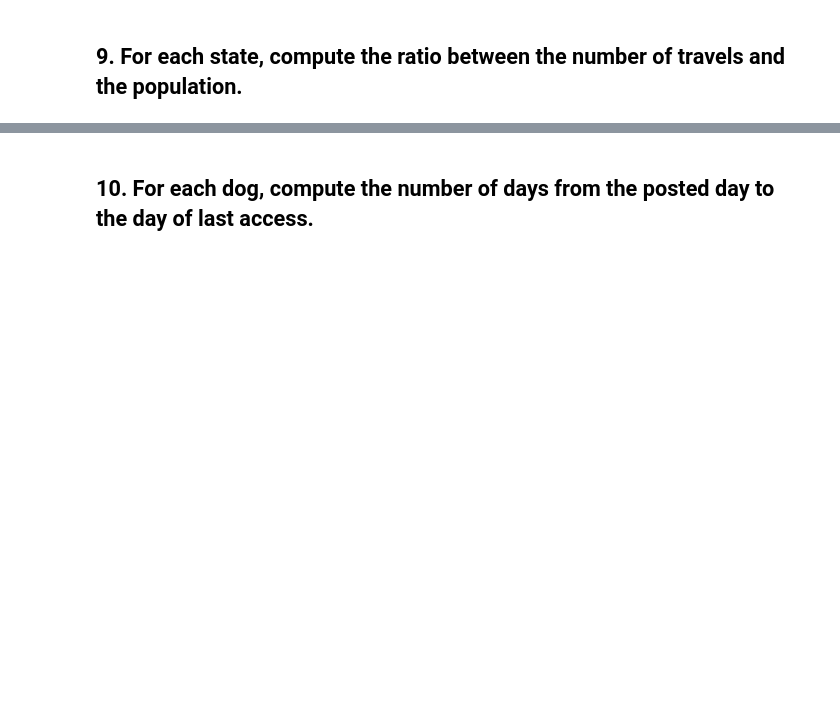
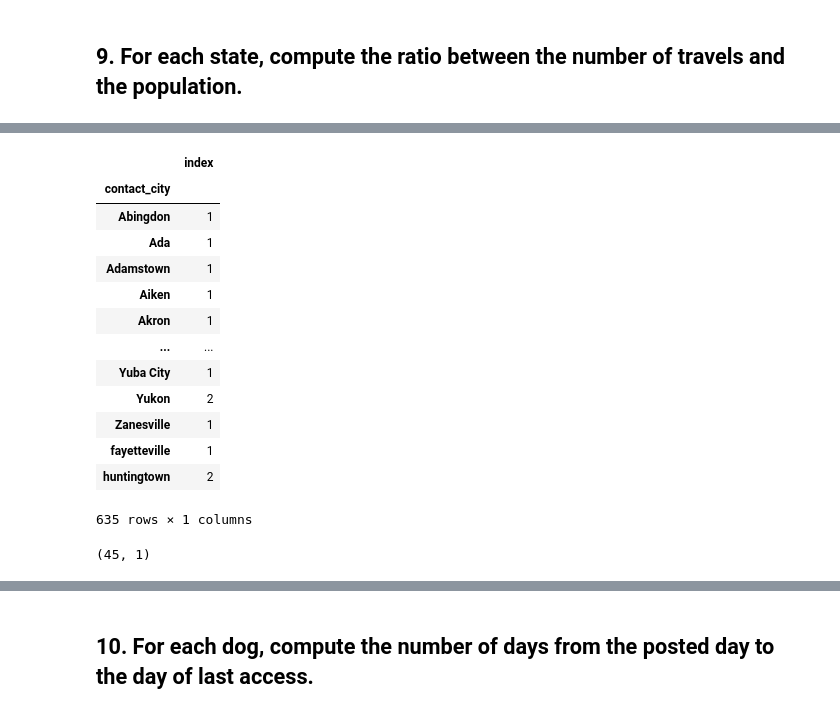
Before and after one commit to mat1218B/ProjectOfComputerScience, a Jupyter notebook: Project-CS_2022.ipynb, the cells around one changed output, grey strips where cells are left out. Drawn from its saved outputs; the diff is of its cells as text; code cells hidden in the pictures; blank space fills up the shorter version.

```diff
--- a/Project-CS_2022.ipynb
+++ b/Project-CS_2022.ipynb
@@ -235,0 +274,23 @@ AgeSize
+# %%
+tablecity = dogTravel.groupby('contact_city').count()[['index']]
+tablecity
+# %% [output]
+|  | index |
+| contact_city |  |
+| Abingdon | 1 |
+| Ada | 1 |
+| Adamstown | 1 |
+| Aiken | 1 |
+| Akron | 1 |
+| ... | ... |
+| Yuba City | 1 |
+| Yukon | 2 |
+| Zanesville | 1 |
+| fayetteville | 1 |
+| huntingtown | 2 |
+635 rows × 1 columns
+# %%
+tablestate = dogTravel.groupby('contact_state').count()[['index']]
+tablestate.shape
+# %% [output]
+(45, 1)
```
Also changed, not shown: parts of 11 cells of this notebook.
